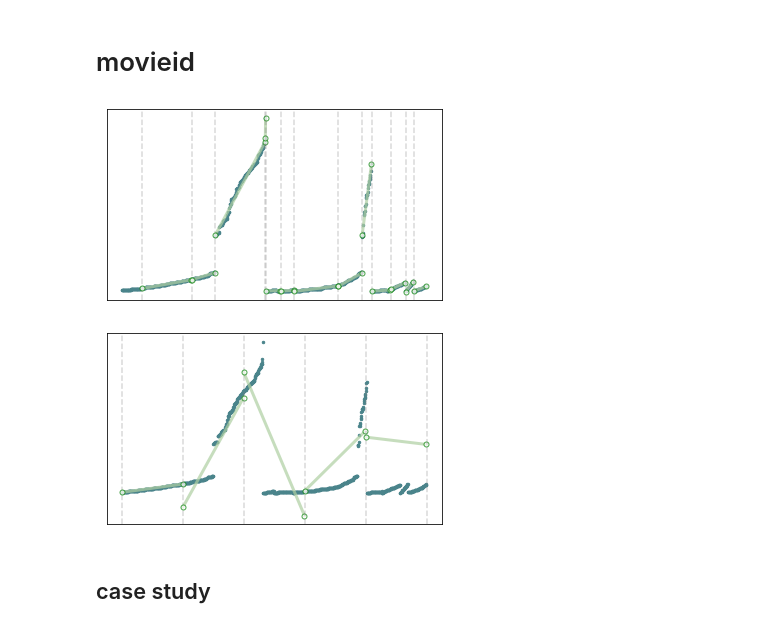
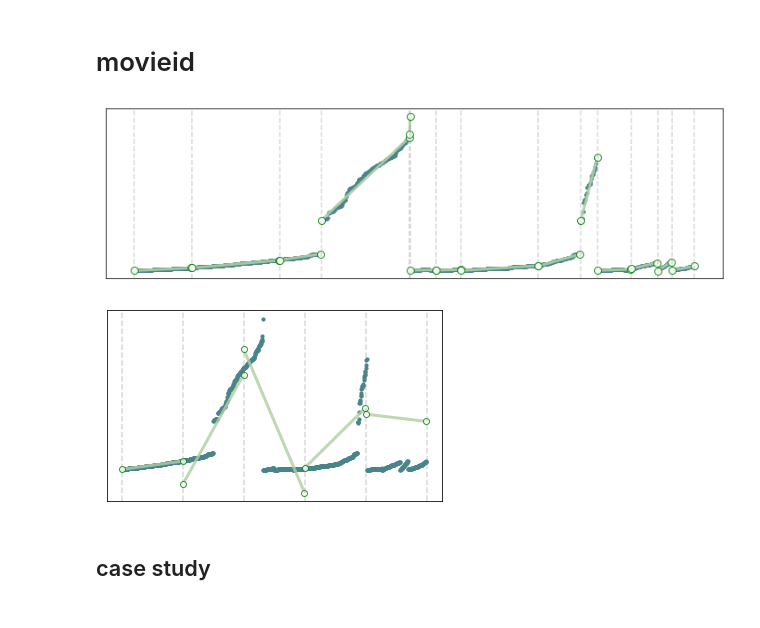
Before and after one commit to yhliu918/Learn-to-Compress, a Jupyter notebook: scripts/paper_scripts/plot_cr_ra.ipynb, the cells around one changed output. Drawn from its saved outputs; the diff is of its cells as text; code cells hidden in the pictures.

```diff
--- a/scripts/paper_scripts/plot_cr_ra.ipynb
+++ b/scripts/paper_scripts/plot_cr_ra.ipynb
@@ -952,7 +952,7 @@ data_distribution(data,'wiki',(0.2, 0.2, 0.4, 0.3),200)
 ff = open(base_path+'/integer_data/movieid.txt','r')
 df = [int(item[:-1]) for item in ff.readlines()]
 # %%
-min_idx= 1000
+min_idx= 959
 max_idx = 2000
 # %%
 piecewise= []
@@ -973,27 +974,27 @@ with open('movieid_segments.log','r')as f:
 # %%
 max_idx = piecewise_idx[-1][1]
 groundtruth = df[min_idx:max_idx]
 index = [i for i in range(min_idx, max_idx)]
-plt.figure(figsize=(5, 3))
-plt.scatter(index,groundtruth, s=6, color=color_sns[4])
+plt.figure(figsize=(10, 3))
+plt.scatter(index,groundtruth, s=12, color=color_sns[4])
 for i in range(len(piecewise)):
     if piecewise_idx[i][0]==173:
         continue
 #     if piecewise_idx[i][0]==1461:
 #         continue
     plt.axvline(piecewise_idx[i][0],linestyle = "--", color = 'grey', alpha=0.3)
-    plt.plot(piecewise_idx[i],piecewise[i],color = color_sns[1],linewidth=3, alpha=0.7,marker='o',mec='g',ms=5, mfc='w')
+    plt.plot(piecewise_idx[i],piecewise[i],color = color_sns[1],linewidth=3, alpha=0.9,marker='o',mec='g',ms=8, mfc='w')
 #     plt.scatter(piecewise_idx[i][0],piecewise[i][0], marker='o', color =  color_sns[6], s=12,edgecolors=color_sns[6])
 #     plt.scatter(piecewise_idx[i][1],piecewise[i][1], marker='o',color =  color_sns[3], s=12,edgecolors='grey')
-
+plt.axvline(piecewise_idx[-1][1],linestyle = "--", color = 'grey', alpha=0.3)
 # plt.title('Movie ID', fontsize=20)
 plt.yticks([])
 plt.xticks([])
 plt.tight_layout()
 plt.savefig('movieid_adaptive.pdf',dpi=500, transparent=True)
 plt.show()
 # %% [output]
-[figure, old version]
+[figure, new version]
 # %%
 ff = open(base_path+'/integer_data/movieid.txt','r')
 df = [int(item[:-1]) for item in ff.readlines()]
@@ -1018,7 +1019,7 @@ with open('movieid_segment_fix.log','r')as f:
 groundtruth = df[min_idx:max_idx]
 index = [i for i in range(min_idx, max_idx)]
 plt.figure(figsize=(5, 3))
-plt.scatter(index,groundtruth, s=6, color= color_sns[4])
+plt.scatter(index,groundtruth, s=10, color= color_sns[4])
 
 
 for i in range(len(piecewise)):
@@ -1026,7 +1027,7 @@ for i in range(len(piecewise)):
         continue
 
     plt.axvline(piecewise_idx[i][0],linestyle = "--", color = 'grey', alpha=0.3)
-    plt.plot(piecewise_idx[i],piecewise[i],color = color_sns[1],linewidth=3, alpha=0.7,marker='o',mec='g',ms=5, mfc='w')
+    plt.plot(piecewise_idx[i],piecewise[i],color = color_sns[1],linewidth=3, alpha=0.8,marker='o',mec='g',ms=6, mfc='w')
 #     plt.scatter(piecewise_idx[i][0],piecewise[i][0], marker='o', color =  color_sns[3], s=12,edgecolors='g')
 #     plt.scatter(piecewise_idx[i][1],piecewise[i][1], marker='o',color =  color_sns[3], s=12,edgecolors='g')
 # plt.title('Movie ID', fontsize=20)
@@ -1038,7 +1039,7 @@ plt.savefig('movieid_fix.pdf',dpi=500, transparent=True)
 
 plt.show()
 # %% [output]
-[figure, old version]
+[figure, new version]
 # %% [markdown]
 ## case study
 # %%
```
Also changed, not shown: parts of 4 cells of this notebook, 10 other files.
